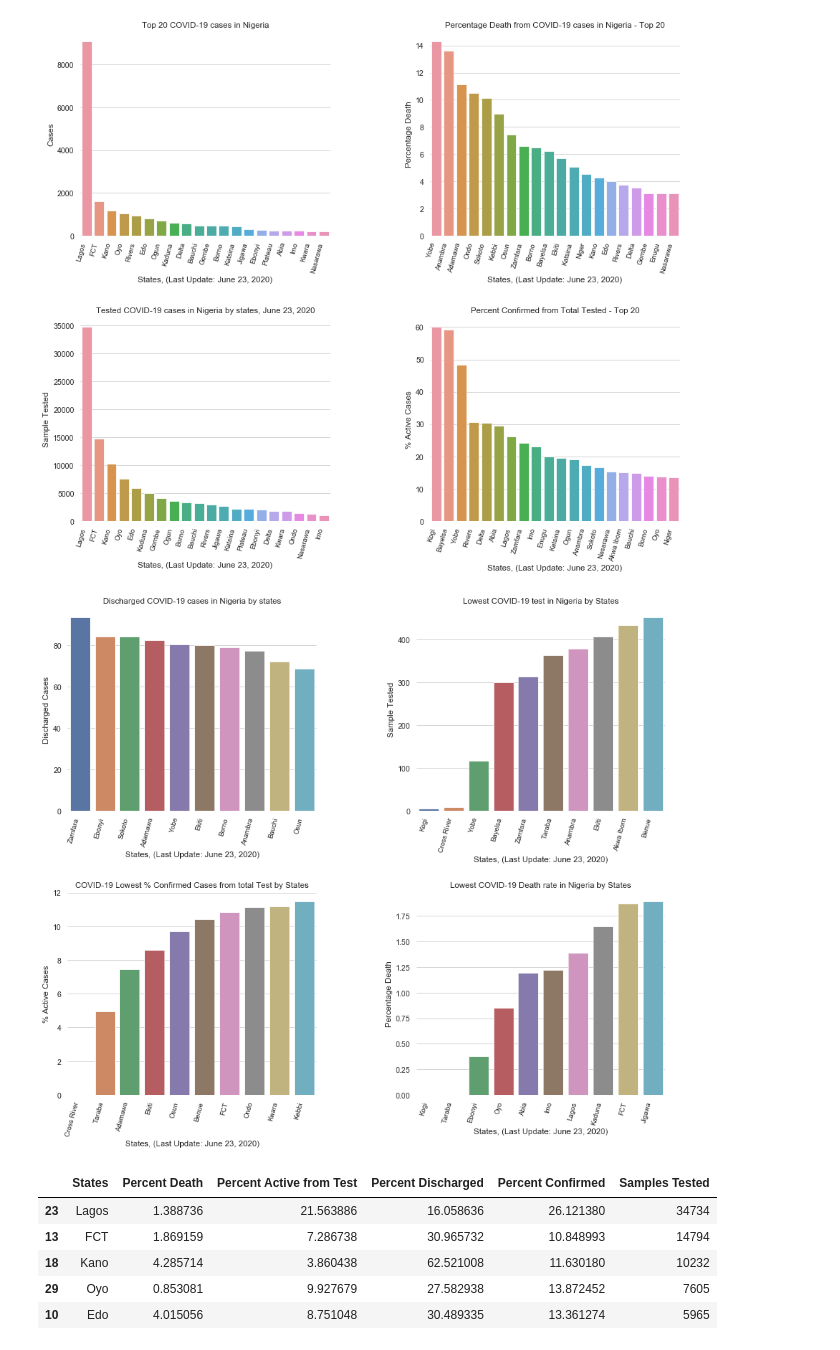
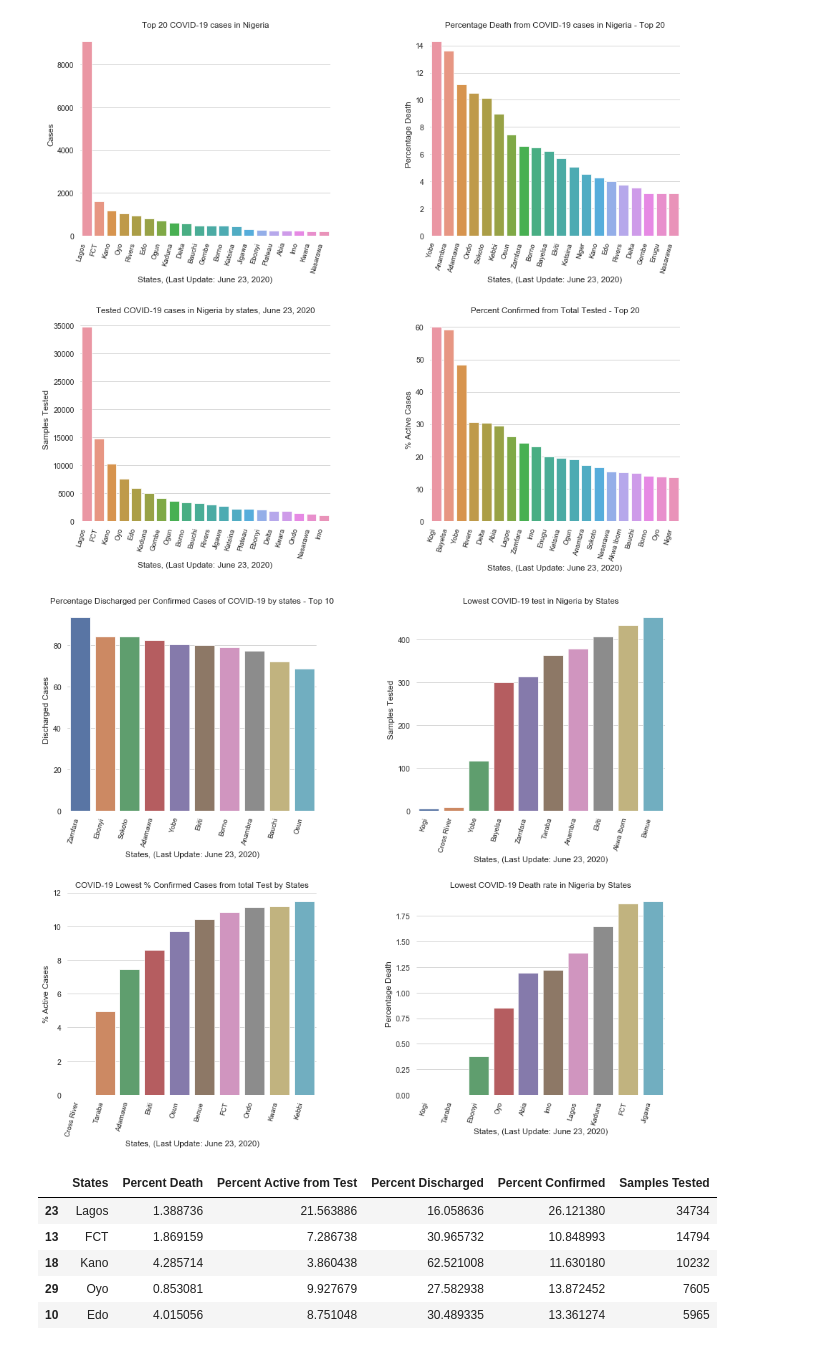
Before and after one commit to Emmanuel-Bamidele/Exploratory_Analysis, a Jupyter notebook: COVID_19_Nigeria/COVID_19_Nigeria_Cases_June_23.ipynb, the cells around one changed output. Drawn from its saved outputs; the diff is of its cells as text; code cells hidden in the pictures.

```diff
--- a/COVID_19_Nigeria/COVID_19_Nigeria_Cases_June_23.ipynb
+++ b/COVID_19_Nigeria/COVID_19_Nigeria_Cases_June_23.ipynb
@@ -67,13 +67,13 @@ Total_percent_death_l10
 | 17 | Jigawa | 2696 | 1.892744 |
 # %%
 fig, axs = plt.subplots(figsize=(15,12), ncols=2, nrows=2)
-sns.set(style='whitegrid', rc={"font.size":8,"axes.titlesize":10,"axes.labelsize":8})
+sns.set(style='whitegrid', rc={"font.size":10,"axes.titlesize":10,"axes.labelsize":10})
 sns.set_context("paper", font_scale=1.2)
 
 
 sns.barplot(x = Total_cases_20.axes[0], y = Total_cases_20,  ax=axs[0][0]).set(title="Top 20 COVID-19 cases in Nigeria", ylabel="Cases")
 sns.barplot(x = Total_percent_death_20['States'], y = Total_percent_death_20['Percent Death'], ax=axs[0][1]).set(title="Percentage Death from COVID-19 cases in Nigeria - Top 20", ylabel="Percentage Death", xlabel="States and Samples Tested")
-sns.barplot(x = Total_tested_20.axes[0], y = Total_tested_20, ax=axs[1][0]).set(title="Tested COVID-19 cases in Nigeria by states, June 23, 2020", ylabel="Sample Tested")
+sns.barplot(x = Total_tested_20.axes[0], y = Total_tested_20, ax=axs[1][0]).set(title="Tested COVID-19 cases in Nigeria by states, June 23, 2020", ylabel="Samples Tested")
 sns.barplot(x = Total_percent_confirmed_20.axes[0], y = Total_percent_confirmed_20, ax=axs[1][1]).set(title="Percent Confirmed from Total Tested - Top 20", ylabel="% Active Cases")
 
 plt.subplots_adjust(top = 0.8, bottom=0.01, hspace=0.4, wspace=0.4)
@@ -90,27 +90,27 @@ plt.savefig('01-COVID_19 Cases Nigeria, June 23 2020.jpeg', bbox_inches='tight')
 [figure]
 # %%
 fig, axs = plt.subplots(figsize=(15,12), ncols=2, nrows=2)
-sns.set(style='whitegrid', rc={"font.size":8,"axes.titlesize":10,"axes.labelsize":8})
+sns.set(style='whitegrid', rc={"font.size":10,"axes.titlesize":10,"axes.labelsize":10})
 sns.set_context("paper", font_scale=1.2)
 
 
-sns.barplot(x = Total_percent_discharged_10.axes[0], y = Total_percent_discharged_10, ax=axs[0][0]).set(title="Discharged COVID-19 cases in Nigeria by states", ylabel="Discharged Cases")
-sns.barplot(x = Total_tested_l10.axes[0], y = Total_tested_l10 ,ax=axs[0][1]).set(title="Lowest COVID-19 test in Nigeria by States", ylabel="Sample Tested")
+sns.barplot(x = Total_percent_discharged_10.axes[0], y = Total_percent_discharged_10, ax=axs[0][0]).set(title="Percentage Discharged per Confirmed Cases of COVID-19 by states - Top 10", ylabel="Discharged Cases")
+sns.barplot(x = Total_tested_l10.axes[0], y = Total_tested_l10 ,ax=axs[0][1]).set(title="Lowest COVID-19 test in Nigeria by States", ylabel="Samples Tested")
 sns.barplot(x = Total_percent_confirmed_l10.axes[0], y = Total_percent_confirmed_l10, ax=axs[1][0]).set(title="COVID-19 Lowest % Confirmed Cases from total Test by States", ylabel="% Active Cases")
 sns.barplot(x = Total_percent_death_l10['States'], y = Total_percent_death_l10['Percent Death'], ax=axs[1][1]).set(title="Lowest COVID-19 Death rate in Nigeria by States", ylabel="Percentage Death")
 
 plt.subplots_adjust(top = 0.8, bottom=0.01, hspace=0.4, wspace=0.4)
 
 
 
 for ax in axs.flat:
     ax.set_xticklabels(ax.get_xticklabels(), rotation=75, ha='right', fontweight='light', fontsize='small');
     ax.set_xlabel("States, (Last Update: June 23, 2020)")
 
 sns.despine(left=True, bottom=True)
 plt.savefig('02-COVID_19 Cases Nigeria, June 23 2020.jpeg', bbox_inches='tight') #can be .pdf,png, tif, jpeg, etc
 # %% [output]
-[figure, old version]
+[figure, new version]
 # %%
 Total_most_tested = df.groupby(["States", "Percent Death", "Percent Active from Test","Percent Discharged", "Percent Confirmed"],as_index=False)['Samples Tested'].mean()
 Total_most_tested = Total_most_tested.nlargest(10, columns='Samples Tested')
```
Also changed, not shown: parts of 1 cell of this notebook, 3 other files.
